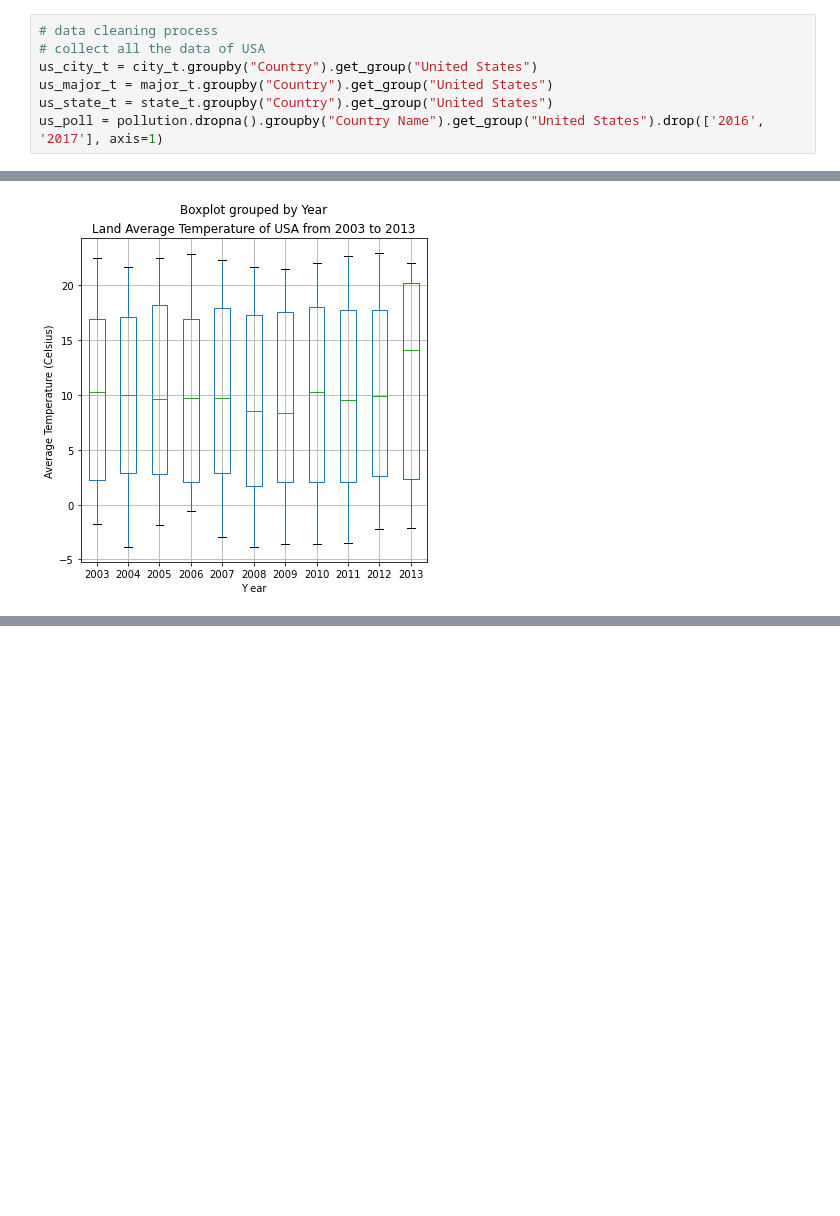
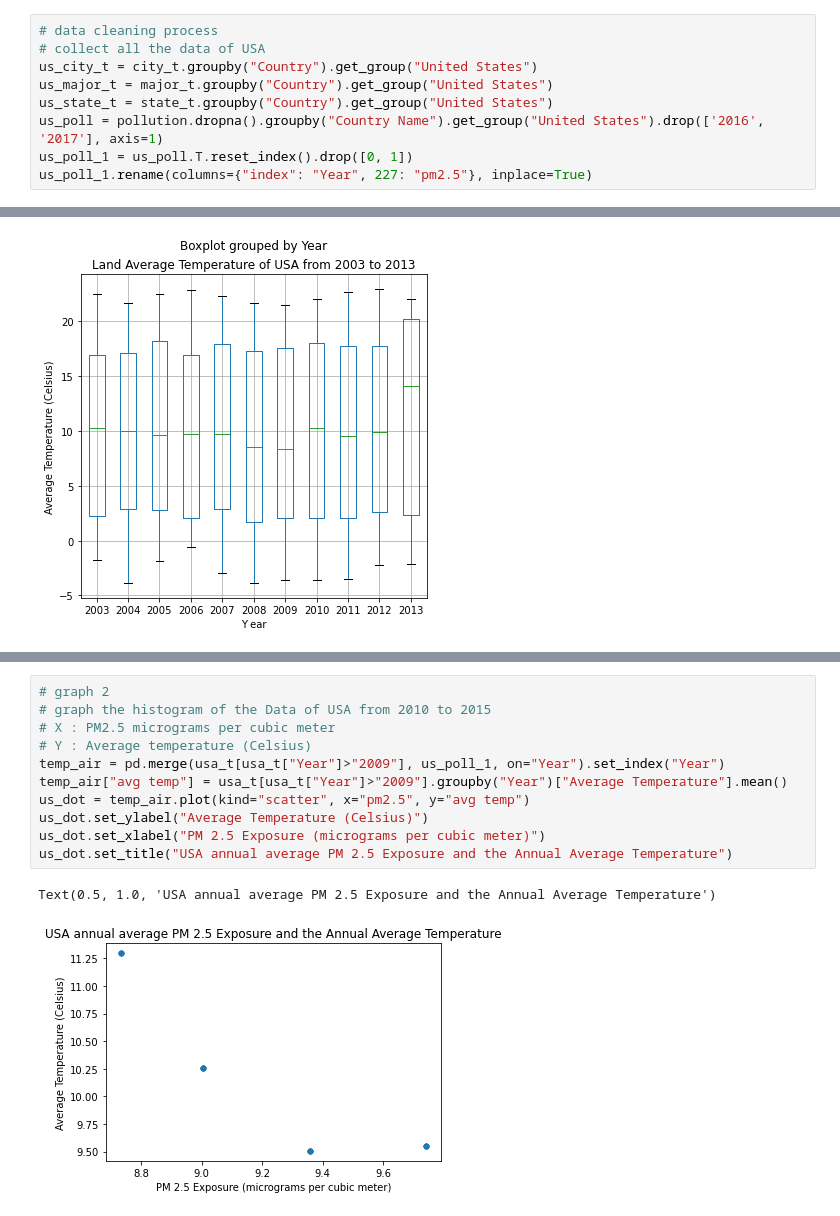
Before and after one commit to ECO225W2022/create-your-project-repository-YujiaChai, a Jupyter notebook: ECO 225 - Assignment 1.ipynb, the cells around one changed output, grey strips where cells are left out. Drawn from its saved outputs; the diff is of its cells as text; blank space fills up the shorter version.

Commit message:
Update ECO 225 - Assignment 1.ipynb
graphing graph 2

```diff
--- a/ECO 225 - Assignment 1.ipynb
+++ b/ECO 225 - Assignment 1.ipynb
@@ -27,3 +33,5 @@ us_city_t = city_t.groupby("Country").get_group("United States")
 us_major_t = major_t.groupby("Country").get_group("United States")
 us_state_t = state_t.groupby("Country").get_group("United States")
 us_poll = pollution.dropna().groupby("Country Name").get_group("United States").drop(['2016', '2017'], axis=1)
+us_poll_1 = us_poll.T.reset_index().drop([0, 1])
+us_poll_1.rename(columns={"index": "Year", 227: "pm2.5"}, inplace=True)
@@ -66 +52,15 @@ Text(0.5, 1.0, 'Land Average Temperature of USA from 2003 to 2013')
+# %%
+# graph 2
+# graph the histogram of the Data of USA from 2010 to 2015
+# X : PM2.5 micrograms per cubic meter
+# Y : Average temperature (Celsius)
+temp_air = pd.merge(usa_t[usa_t["Year"]>"2009"], us_poll_1, on="Year").set_index("Year")
+temp_air["avg temp"] = usa_t[usa_t["Year"]>"2009"].groupby("Year")["Average Temperature"].mean()
+us_dot = temp_air.plot(kind="scatter", x="pm2.5", y="avg temp")
+us_dot.set_ylabel("Average Temperature (Celsius)")
+us_dot.set_xlabel("PM 2.5 Exposure (micrograms per cubic meter)")
+us_dot.set_title("USA annual average PM 2.5 Exposure and the Annual Average Temperature")
+# %% [output]
+Text(0.5, 1.0, 'USA annual average PM 2.5 Exposure and the Annual Average Temperature')
+[figure, added]
 # %%
```
Also changed, not shown: parts of 4 cells of this notebook.
